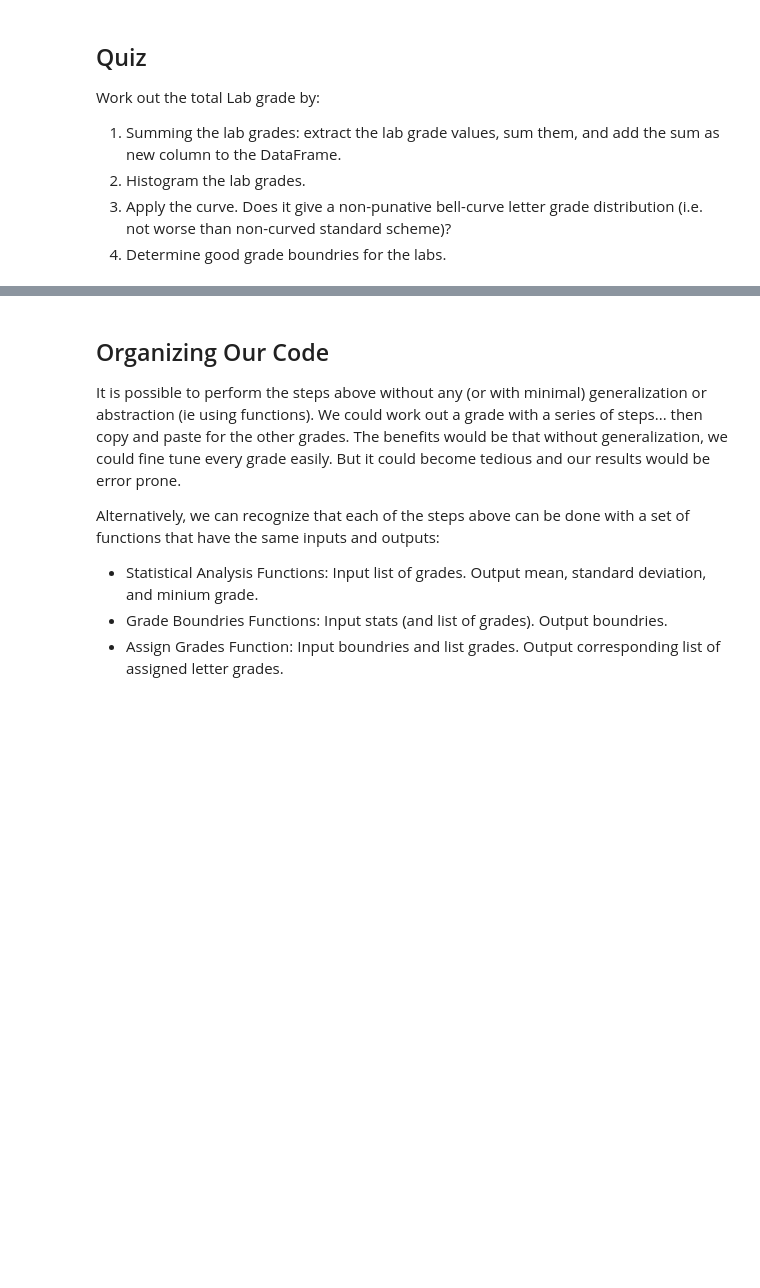
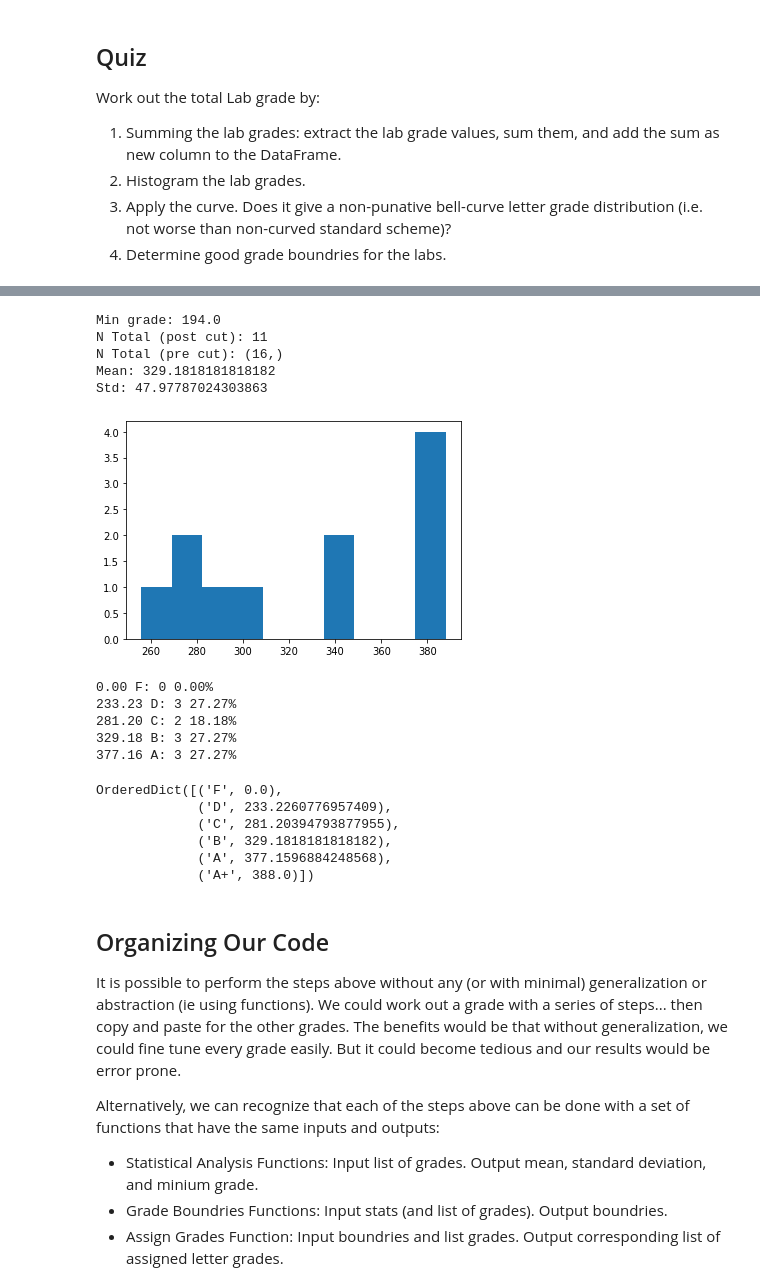
Before and after one commit to UTA-DataScience/DATA1401.2020.Fall, a Jupyter notebook: Lectures/Lecture.30/Lecture.30.ipynb, the cells around one changed output, grey strips where cells are left out. Saved outputs shown, nothing was run; the diff lists cells and outputs as text; code cells hidden in the pictures; blank space fills up the shorter version.

```diff
--- a/Lectures/Lecture.30/Lecture.30.ipynb
+++ b/Lectures/Lecture.30/Lecture.30.ipynb
@@ -147,3 +258,23 @@ Work out the total Lab grade by:
+# %%
+compute_curve(df_0["lab sum"])
+# %% [output]
+Min grade: 194.0
+N Total (post cut): 11
+N Total (pre cut): (16,)
+Mean: 329.1818181818182
+Std: 47.97787024303863
+[figure, added]
+0.00 F: 0 0.00%
+233.23 D: 3 27.27%
+281.20 C: 2 18.18%
+329.18 B: 3 27.27%
+377.16 A: 3 27.27%
+OrderedDict([('F', 0.0),
+             ('D', 233.2260776957409),
+             ('C', 281.20394793877955),
+             ('B', 329.1818181818182),
+             ('A', 377.1596884248568),
+             ('A+', 388.0)])
 # %% [markdown]
 ## Organizing Our Code
 
```
Also changed, not shown: parts of 25 cells of this notebook, 14 other files.
